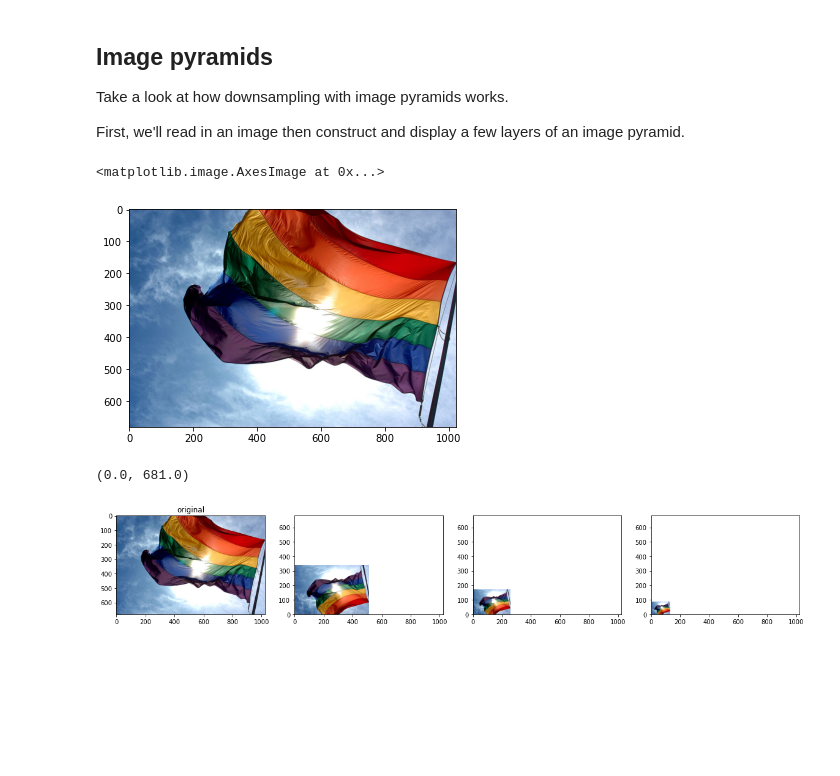
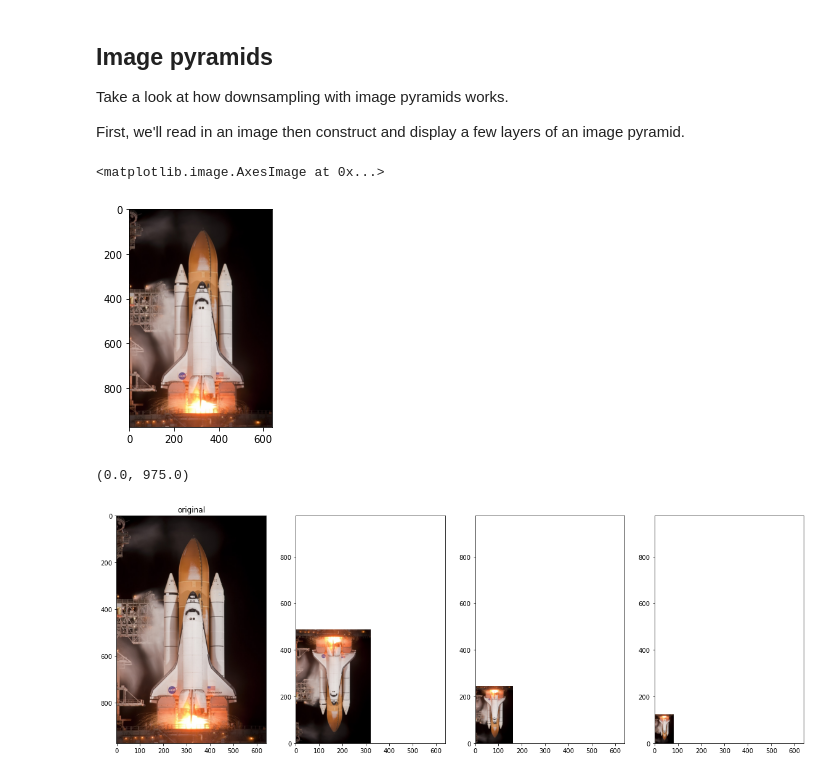
Before and after one commit to ysnygr/Exercises, a Jupyter notebook: Feature_Vectors/1. Image Pyramids.ipynb, the cells around one changed output. Drawn from its saved outputs; the diff is of its cells as text; code cells hidden in the pictures; blank space fills up the shorter version.

```diff
--- a/Feature_Vectors/1. Image Pyramids.ipynb
+++ b/Feature_Vectors/1. Image Pyramids.ipynb
@@ -7,20 +7,20 @@ First, we'll read in an image then construct and display a few layers of an imag
 # %%
 import numpy as np
 import matplotlib.pyplot as plt
 import cv2
 
 %matplotlib inline
 
 # Read in the image
-image = cv2.imread('images/rainbow_flag.jpg')
+image = cv2.imread('/home/yasin/Documents/Desktop/Work/Exercises/Feature_Vectors/images/shuttle.jpeg')
 
 # Change color to RGB (from BGR)
 image = cv2.cvtColor(image, cv2.COLOR_BGR2RGB)
 
 plt.imshow(image)
 # %% [output]
 <matplotlib.image.AxesImage at 0x...>
-[figure, old version]
+[figure, new version]
 # %%
 level_1 = cv2.pyrDown(image)
 level_2 = cv2.pyrDown(level_1)
@@ -44,5 +44,5 @@ ax4.imshow(level_3)
 ax4.set_xlim([0, image.shape[1]])
 ax4.set_ylim([0, image.shape[0]])
 # %% [output]
-(0.0, 681.0)
+(0.0, 975.0)
-[figure, old version]
+[figure, new version]
```
Also changed, not shown: 1 other file.
